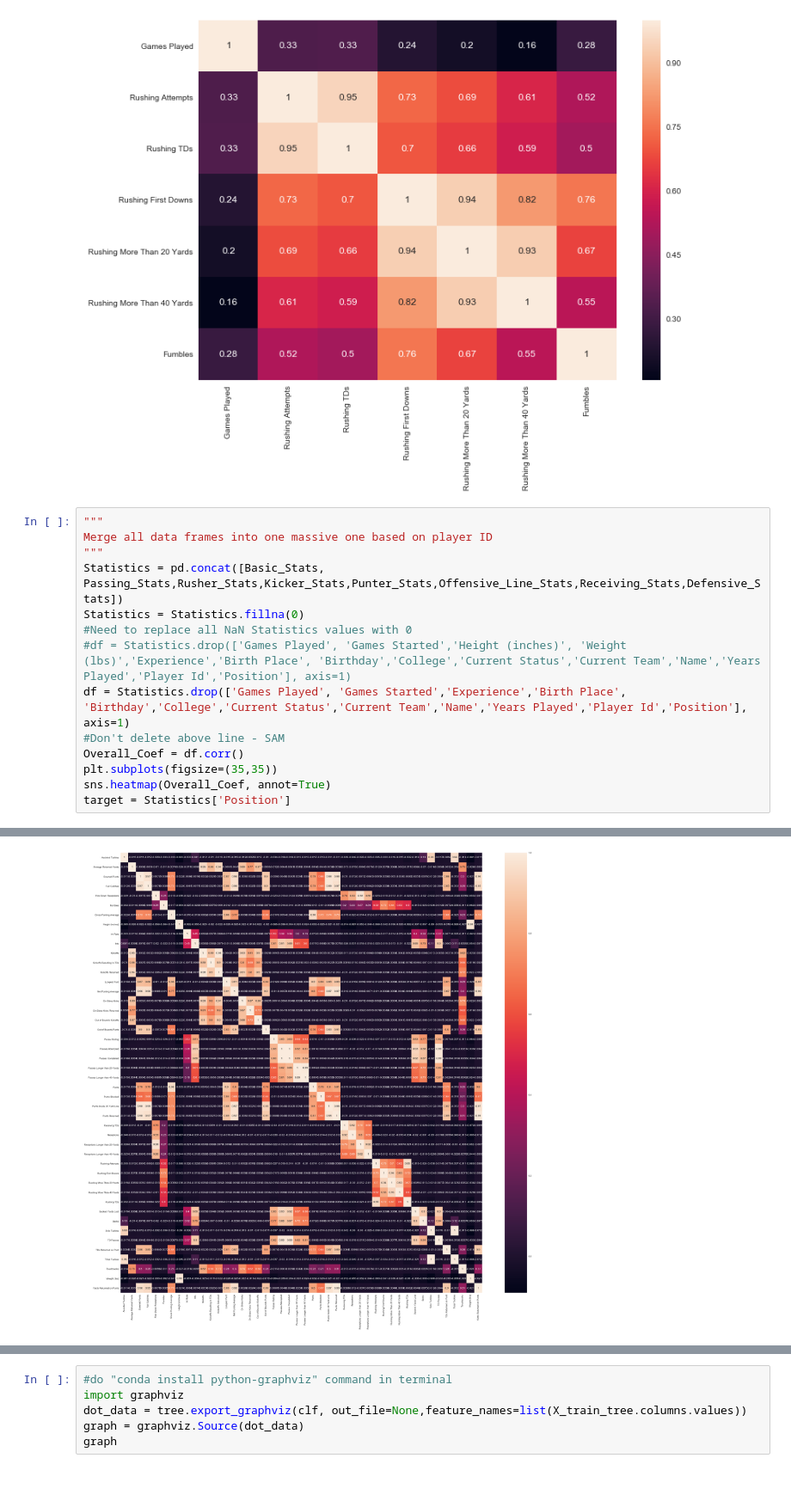
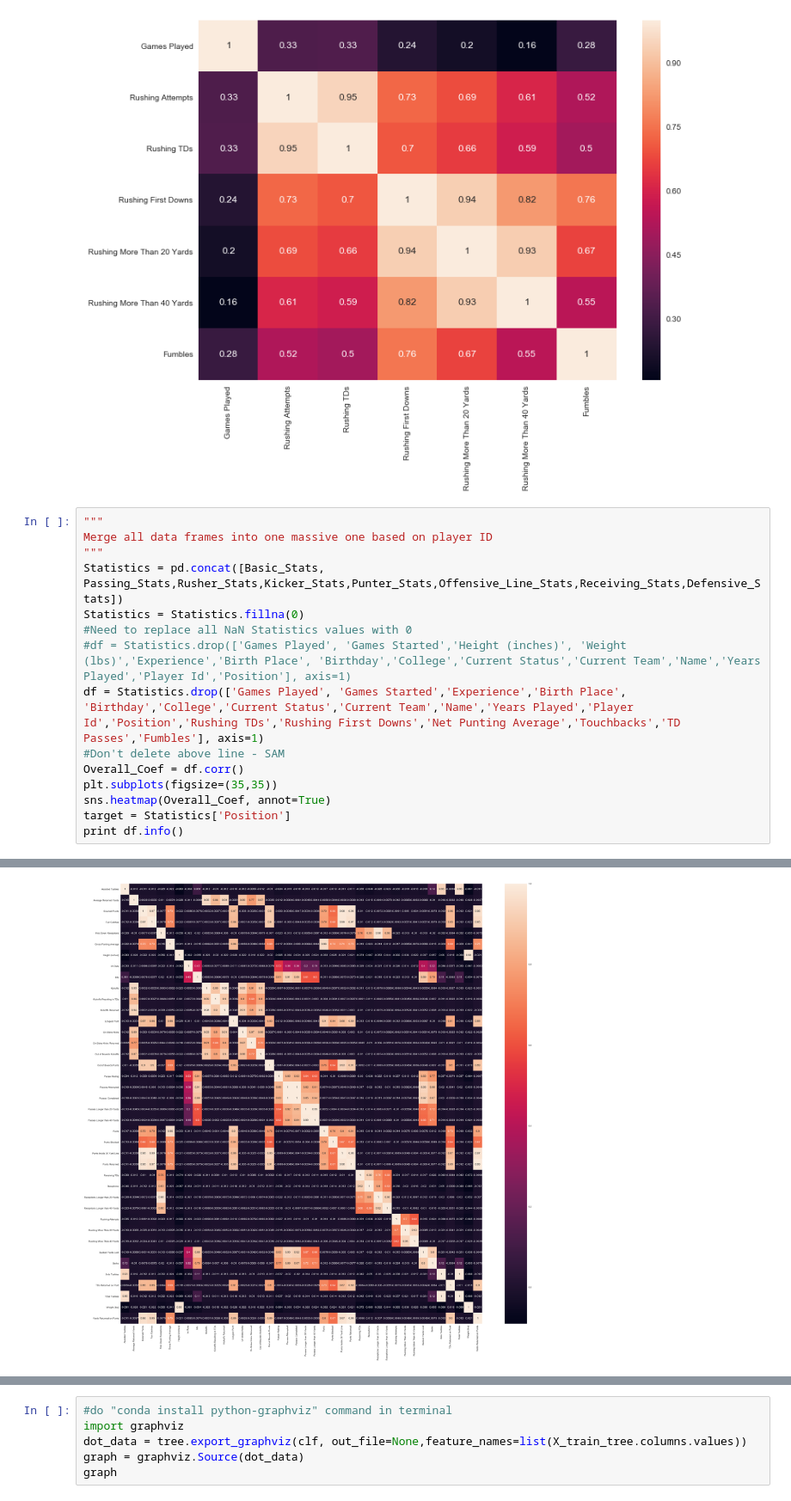
Before and after one commit to spennin5/NFLTalent, a Jupyter notebook: Data Science Term Project.ipynb, the cells around one changed output, grey strips where cells are left out. Shown at 86% size. Saved outputs shown, nothing was run; the diff lists cells and outputs as text.

```diff
--- a/Data Science Term Project.ipynb
+++ b/Data Science Term Project.ipynb
@@ -353,10 +383,11 @@ Statistics = pd.concat([Basic_Stats, Passing_Stats,Rusher_Stats,Kicker_Stats,Pun
 Statistics = Statistics.fillna(0)
 #Need to replace all NaN Statistics values with 0
 #df = Statistics.drop(['Games Played', 'Games Started','Height (inches)', 'Weight (lbs)','Experience','Birth Place', 'Birthday','College','Current Status','Current Team','Name','Years Played','Player Id','Position'], axis=1)
-df = Statistics.drop(['Games Played', 'Games Started','Experience','Birth Place', 'Birthday','College','Current Status','Current Team','Name','Years Played','Player Id','Position'], axis=1)
+df = Statistics.drop(['Games Played', 'Games Started','Experience','Birth Place', 'Birthday','College','Current Status','Current Team','Name','Years Played','Player Id','Position','Rushing TDs','Rushing First Downs','Net Punting Average','Touchbacks','TD Passes','Fumbles'], axis=1)
 #Don't delete above line - SAM
 Overall_Coef = df.corr()
 plt.subplots(figsize=(35,35))
 sns.heatmap(Overall_Coef, annot=True)
 target = Statistics['Position']
+print df.info()
 # %% [output]
@@ -363,4 +411,4 @@ target = Statistics['Position']
-[figure, old version]
+[figure, new version]
 # %%
 from sklearn.model_selection import train_test_split
 
```
Also changed, not shown: parts of 14 cells of this notebook.
